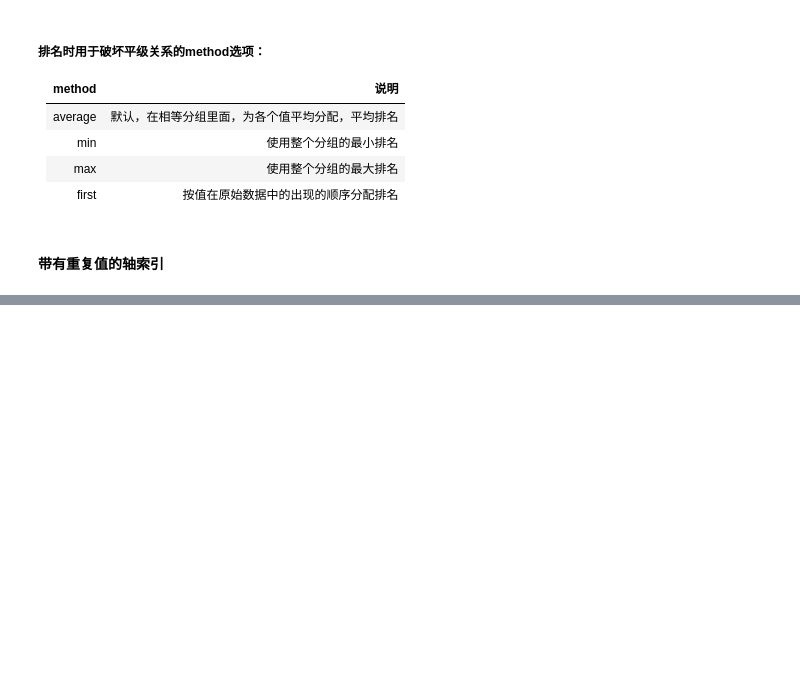
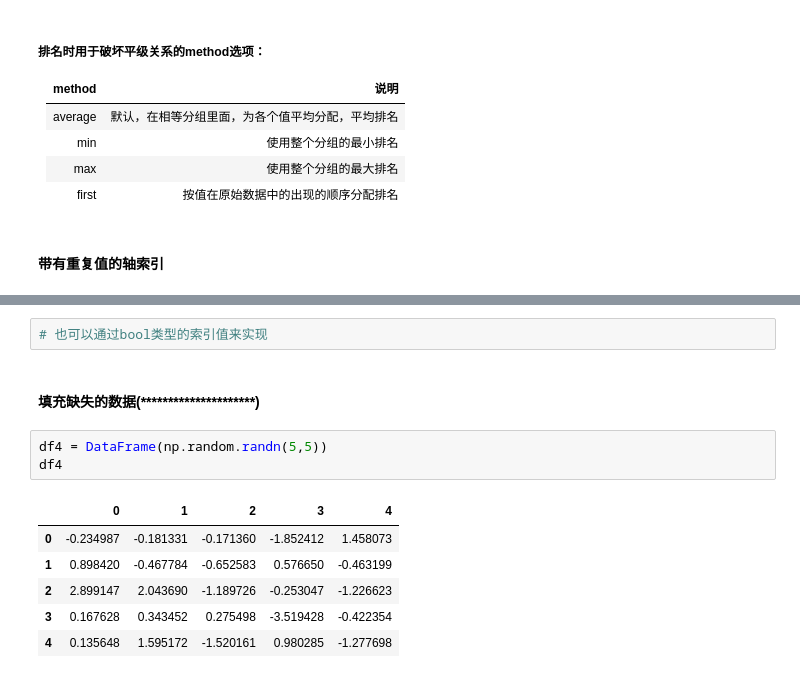
Before and after one commit to mushroomouou/Python, a Jupyter notebook: Pandas/Pandas入门.ipynb, the cells around one changed output, grey strips where cells are left out. Saved outputs shown, nothing was run; the diff lists cells and outputs as text; blank space fills up the shorter version.

```diff
--- a/Pandas/Pandas入门.ipynb
+++ b/Pandas/Pandas入门.ipynb
@@ -407,0 +538,14 @@ dtype: float64
+# %%
+# 也可以通过bool类型的索引值来实现
+# %% [markdown]
+#### 填充缺失的数据(\*\*\*\*\*\*\*\*\*\*\*\*\*\*\*\*\*\*\*\*\*)
+# %%
+df4 = DataFrame(np.random.randn(5,5))
+df4
+# %% [output]
+|  | 0 | 1 | 2 | 3 | 4 |
+| 0 | -0.234987 | -0.181331 | -0.171360 | -1.852412 | 1.458073 |
+| 1 | 0.898420 | -0.467784 | -0.652583 | 0.576650 | -0.463199 |
+| 2 | 2.899147 | 2.043690 | -1.189726 | -0.253047 | -1.226623 |
+| 3 | 0.167628 | 0.343452 | 0.275498 | -3.519428 | -0.422354 |
+| 4 | 0.135648 | 1.595172 | -1.520161 | 0.980285 | -1.277698 |
```
Also changed, not shown: parts of 36 cells of this notebook, 3 other files.
